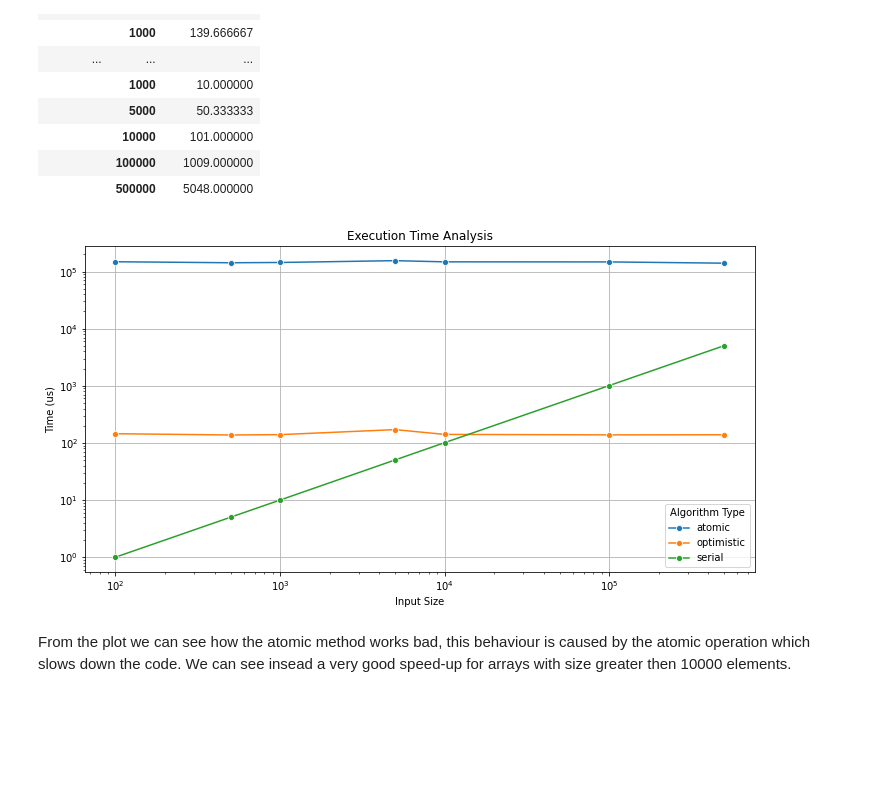
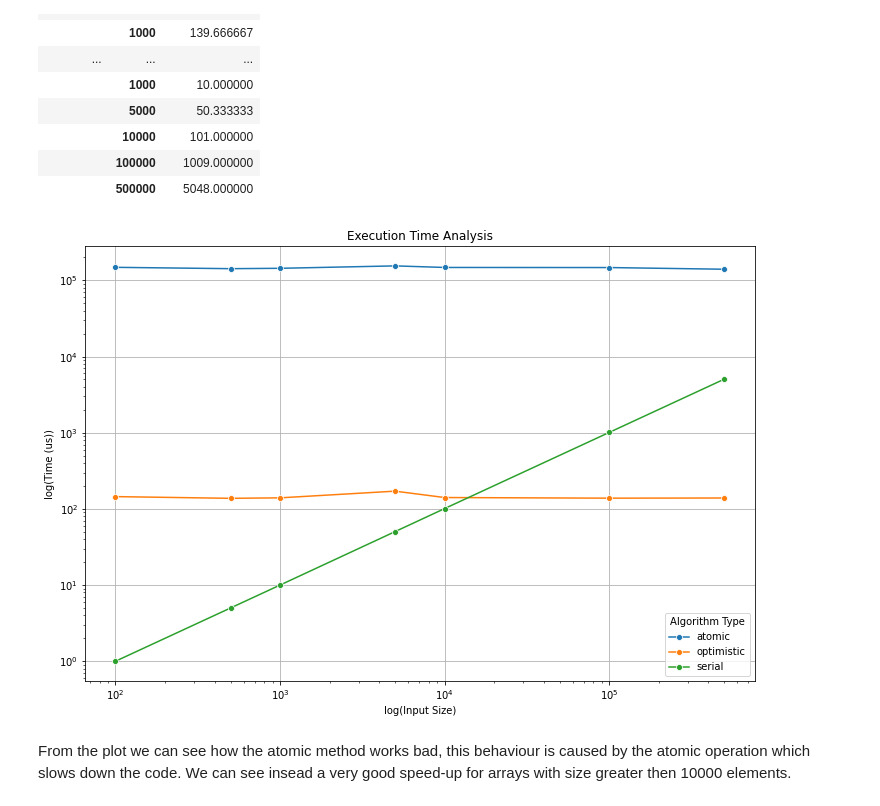
Before and after one commit to nicola-de-march/Parallel-combinatorial-optimization, a Jupyter notebook: warm-up/time_analysis.ipynb, the cells around one changed output. Saved outputs shown, nothing was run; the diff lists cells and outputs as text; code cells hidden in the pictures; blank space fills up the shorter version.

```diff
--- a/warm-up/time_analysis.ipynb
+++ b/warm-up/time_analysis.ipynb
@@ -42,23 +42,21 @@ average_time
 # %%
 import seaborn as sns
 
 import matplotlib.pyplot as plt
 
-# Reset the index to use 'type' and 'size' as columns
 average_time_reset = average_time.reset_index()
 
-# Plot the data
-plt.figure(figsize=(12, 6))
+plt.figure(figsize=(12, 8))
 sns.lineplot(data=average_time_reset, x='size', y='time[us]', hue='type', marker='o')
 plt.title('Execution Time Analysis')
-plt.xlabel('Input Size')
+plt.xlabel('log(Input Size)')
 plt.xscale('log')
+plt.ylabel('log(Time (us))')
 plt.yscale('log')
-plt.ylabel('Time (us)')
 plt.legend(title='Algorithm Type')
 plt.grid(True)
 plt.show()
 # %% [output]
-[figure, old version]
+[figure, new version]
 # %% [markdown]
 From the plot we can see how the atomic method works bad, this behaviour is caused by the atomic operation which slows down the code. We can see insead a very good speed-up for arrays with size greater then 10000 elements.
```
